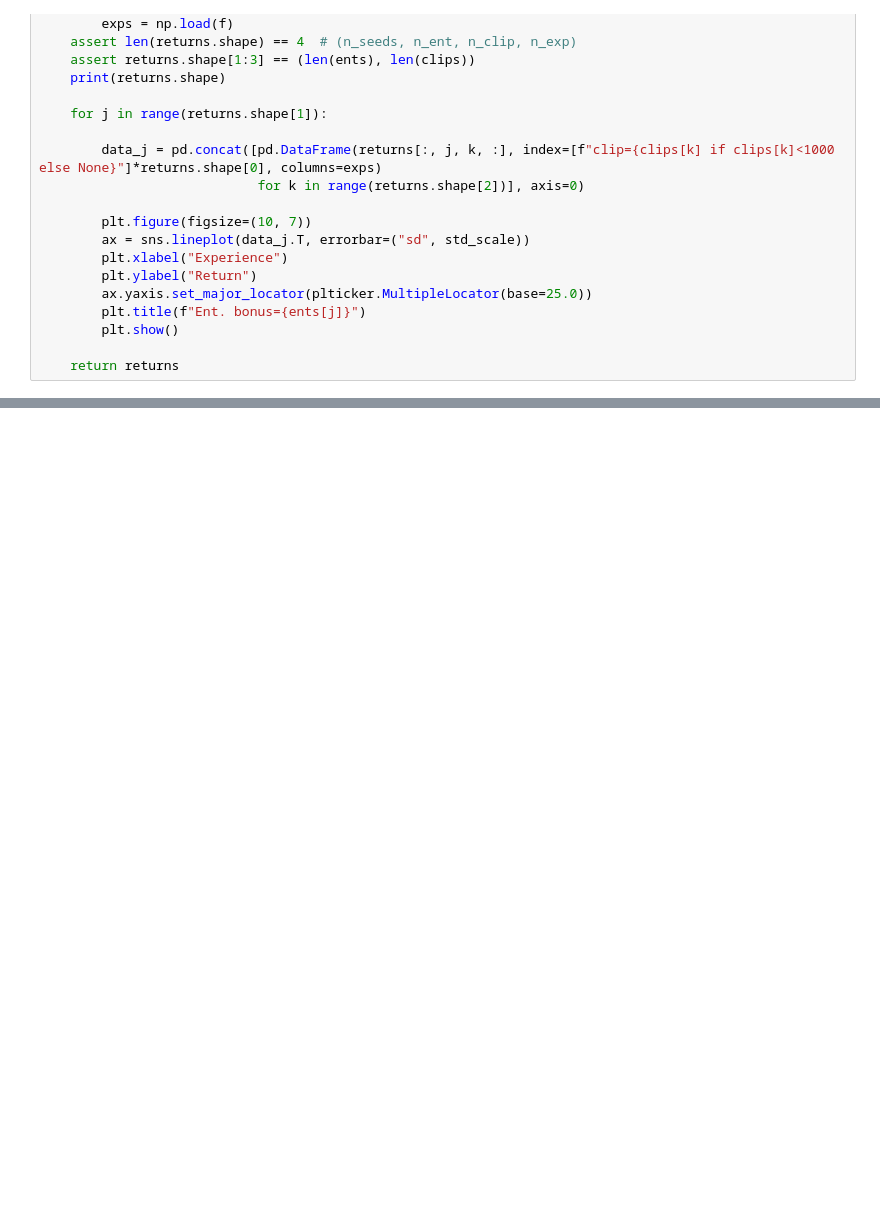
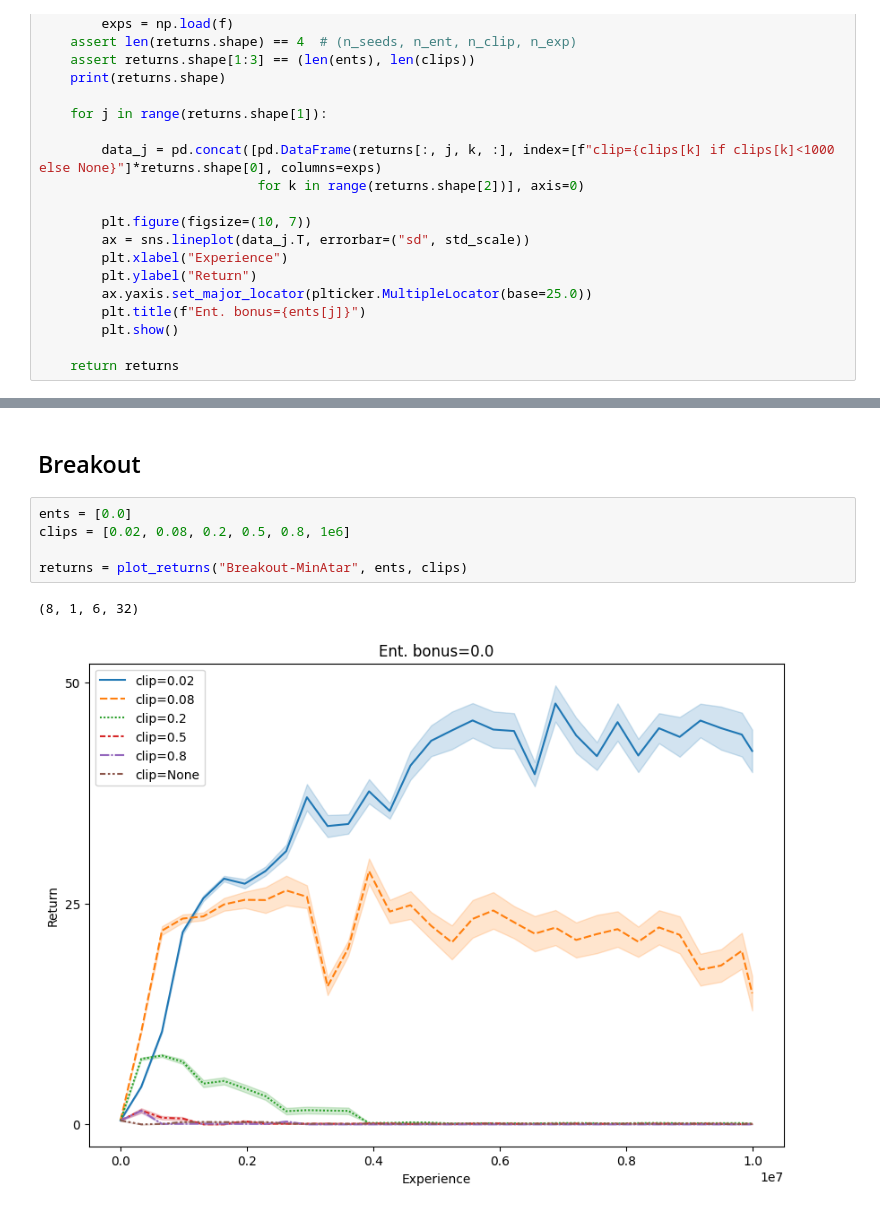
Before and after one commit to Kalyan0821/ppo_jax, a Jupyter notebook: plotting/plot.ipynb, the cells around one changed output, grey strips where cells are left out. Drawn from its saved outputs; the diff is of its cells as text; blank space fills up the shorter version.

```diff
--- a/plotting/plot.ipynb
+++ b/plotting/plot.ipynb
@@ -46,0 +54,10 @@ returns = plot_returns("Acrobot-v1", ents, clips)
+# %% [markdown]
+## Breakout
+# %%
+ents = [0.0]
+clips = [0.02, 0.08, 0.2, 0.5, 0.8, 1e6]
+
+returns = plot_returns("Breakout-MinAtar", ents, clips)
+# %% [output]
+(8, 1, 6, 32)
+[figure, added]
```
Also changed, not shown: parts of 7 cells of this notebook, 8 other files.
